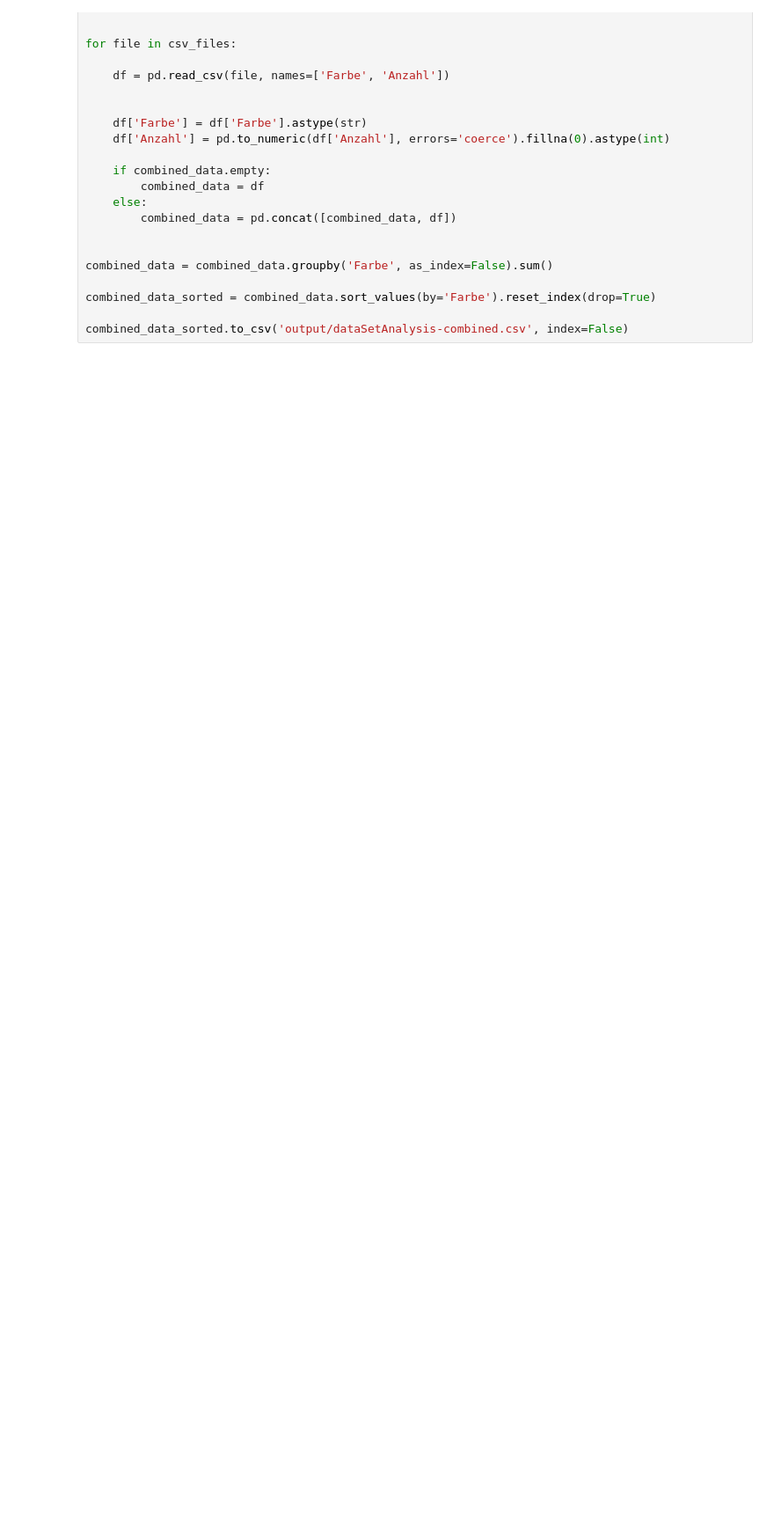
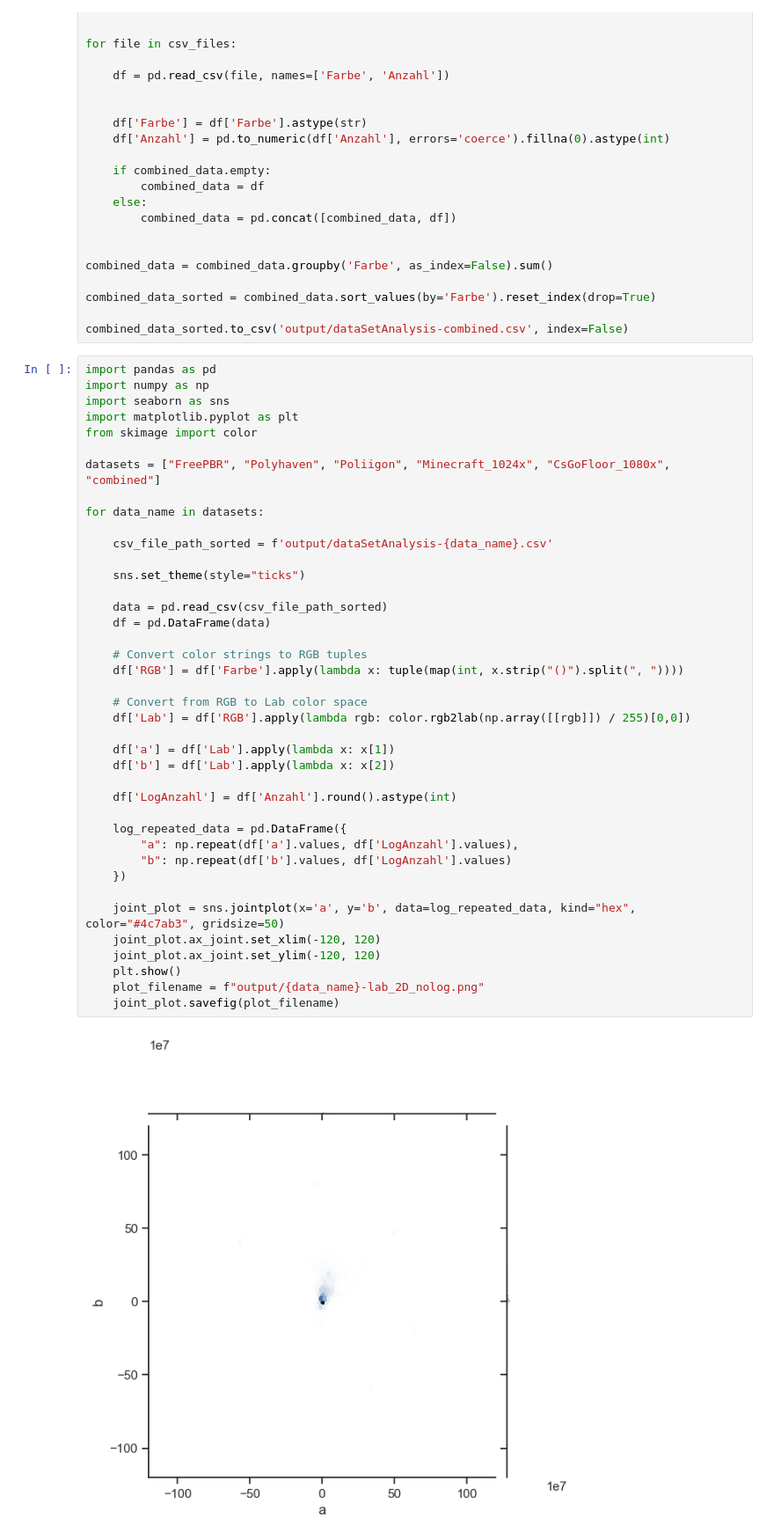
Before and after one commit to DennisGoss99/MasterThesis, a Jupyter notebook: code/dataAnalysis/dataAnalysis.ipynb, the cells around one changed output. Shown at 88% size. Drawn from its saved outputs; the diff is of its cells as text; blank space fills up the shorter version.

Commit message:
lab plot

```diff
--- a/code/dataAnalysis/dataAnalysis.ipynb
+++ b/code/dataAnalysis/dataAnalysis.ipynb
@@ -221,3 +221,45 @@ combined_data = combined_data.groupby('Farbe', as_index=False).sum()
 combined_data_sorted = combined_data.sort_values(by='Farbe').reset_index(drop=True)
 
 combined_data_sorted.to_csv('output/dataSetAnalysis-combined.csv', index=False)
+# %%
+import pandas as pd
+import numpy as np
+import seaborn as sns
+import matplotlib.pyplot as plt
+from skimage import color
+
+datasets = ["FreePBR", "Polyhaven", "Poliigon", "Minecraft_1024x", "CsGoFloor_1080x", "combined"]
+
+for data_name in datasets:
+
+    csv_file_path_sorted = f'output/dataSetAnalysis-{data_name}.csv'
+
+    sns.set_theme(style="ticks")
+
+    data = pd.read_csv(csv_file_path_sorted)
+    df = pd.DataFrame(data)
+
+    # Convert color strings to RGB tuples
+    df['RGB'] = df['Farbe'].apply(lambda x: tuple(map(int, x.strip("()").split(", "))))
+
+    # Convert from RGB to Lab color space
+    df['Lab'] = df['RGB'].apply(lambda rgb: color.rgb2lab(np.array([[rgb]]) / 255)[0,0])
+
+    df['a'] = df['Lab'].apply(lambda x: x[1])
+    df['b'] = df['Lab'].apply(lambda x: x[2])
+
+    df['LogAnzahl'] = df['Anzahl'].round().astype(int)
+
+    log_repeated_data = pd.DataFrame({
+        "a": np.repeat(df['a'].values, df['LogAnzahl'].values),
+        "b": np.repeat(df['b'].values, df['LogAnzahl'].values)
+    })
+
+    joint_plot = sns.jointplot(x='a', y='b', data=log_repeated_data, kind="hex", color="#4c7ab3", gridsize=50)
+    joint_plot.ax_joint.set_xlim(-120, 120)
+    joint_plot.ax_joint.set_ylim(-120, 120)
+    plt.show()
+    plot_filename = f"output/{data_name}-lab_2D_nolog.png"
+    joint_plot.savefig(plot_filename)
+# %% [output]
+[figure, added]
```
Also changed, not shown: parts of 1 cell of this notebook, 16 other files.
